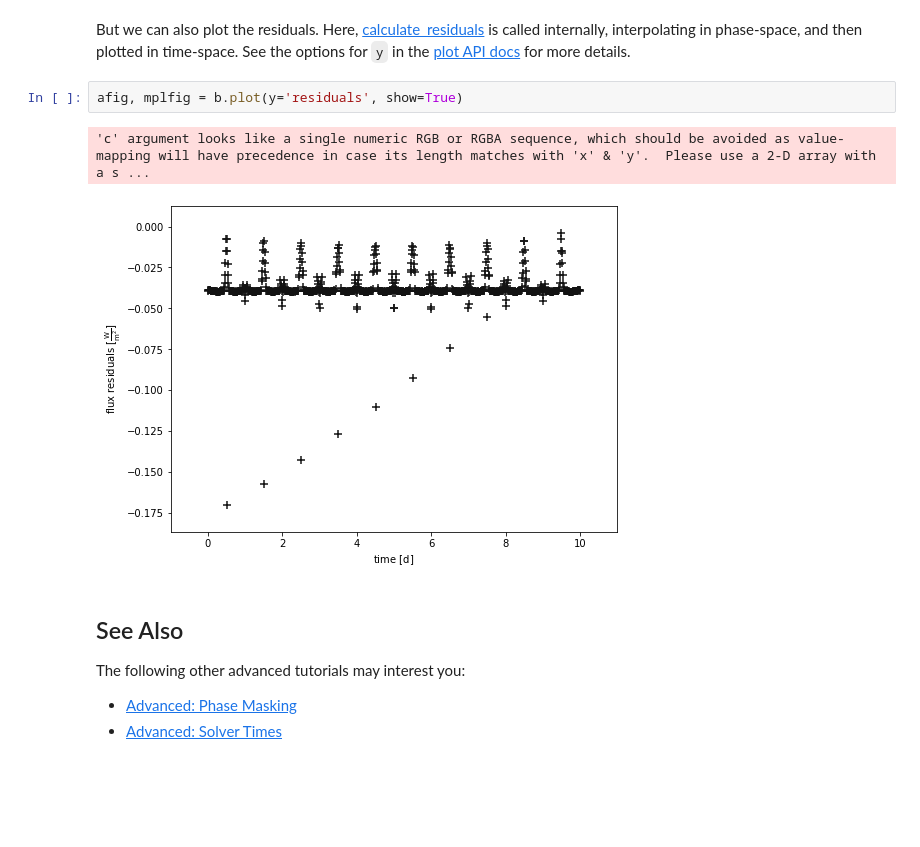
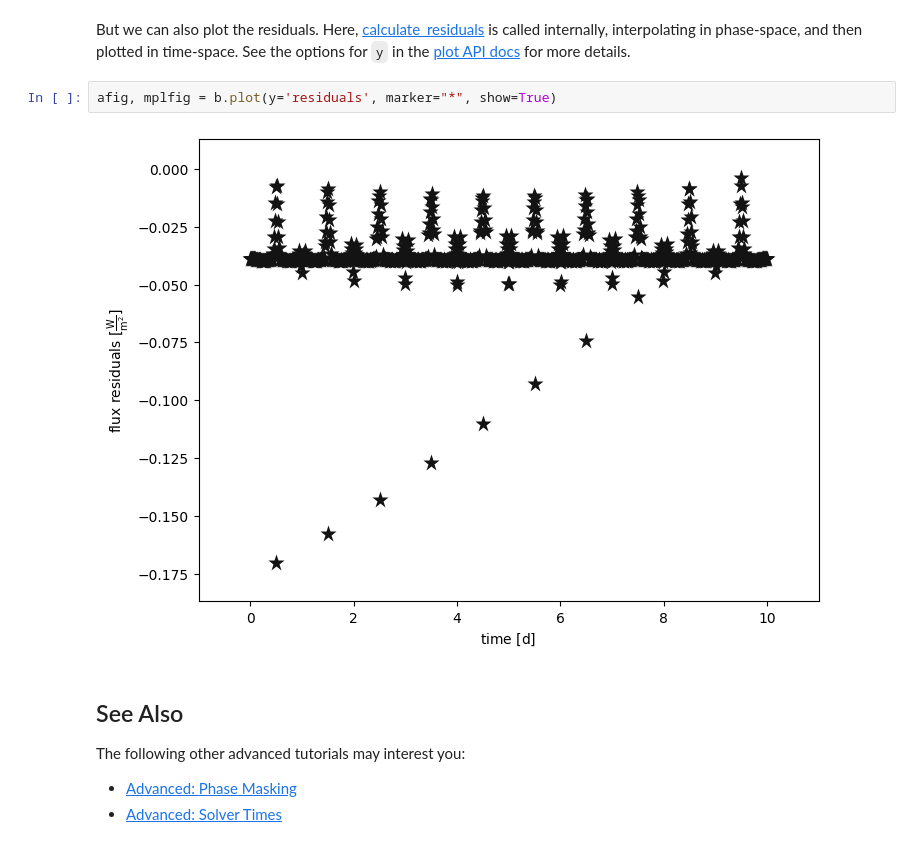
Before and after one commit to phoebe-project/phoebe2-docs, a Jupyter notebook: tutorials/compute_times_phases.ipynb, the cells around one changed output. Drawn from its saved outputs; the diff is of its cells as text; blank space fills up the shorter version.

```diff
--- a/tutorials/compute_times_phases.ipynb
+++ b/tutorials/compute_times_phases.ipynb
@@ -242,10 +243,9 @@ afig, mplfig = b.plot(show=True)
 # %% [markdown]
 But we can also plot the residuals.  Here, [calculate_residuals](../api/phoebe.parameters.ParameterSet.calculate_residuals.md) is called internally, interpolating in phase-space, and then plotted in time-space.  See the options for `y` in the [plot API docs](../api/phoebe.parameters.ParameterSet.plot.md) for more details.
 # %%
-afig, mplfig = b.plot(y='residuals', show=True)
+afig, mplfig = b.plot(y='residuals', marker="*", show=True)
 # %% [output]
-'c' argument looks like a single numeric RGB or RGBA sequence, which should be avoided as value-mapping will have precedence in case its length matches with 'x' & 'y'.  Please use a 2-D array with a s ...
-[figure, old version]
+[figure, new version]
 # %% [markdown]
 ## See Also
 
```
Also changed, not shown: parts of 9 cells of this notebook, 3 other files.
